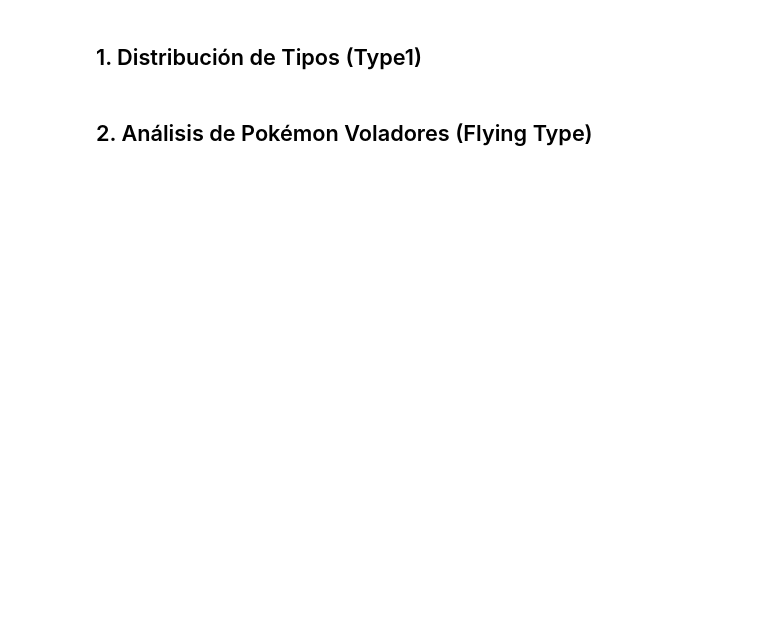
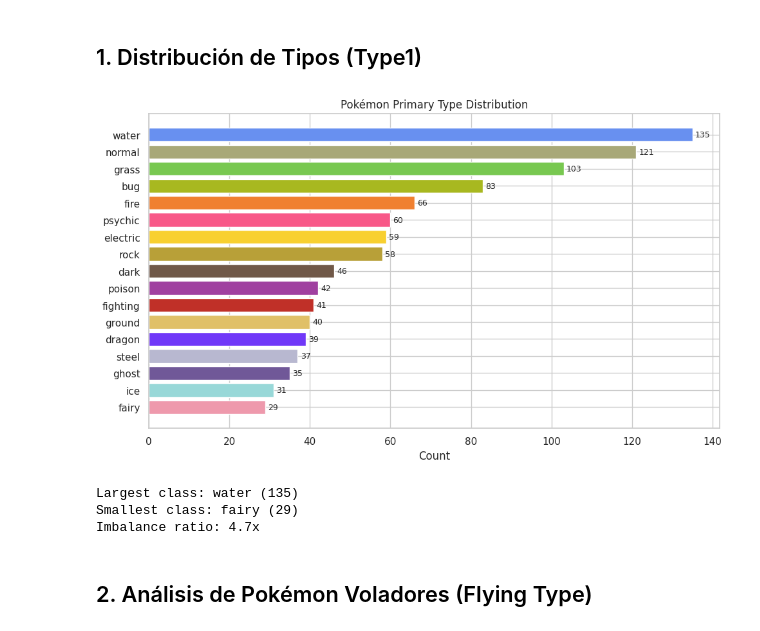
Before and after one commit to JuanDiegoGallego/mlx, a Jupyter notebook: notebooks/EDA.ipynb, the cells around one changed output. Drawn from its saved outputs; the diff is of its cells as text; code cells hidden in the pictures; blank space fills up the shorter version.

```diff
--- a/notebooks/EDA.ipynb
+++ b/notebooks/EDA.ipynb
@@ -35,19 +79,23 @@ print(df.info())
 # %% [markdown]
 ## 1. Distribución de Tipos (Type1)
 # %%
-# Distribution of primary types
-type1_counts = df['type1'].value_counts().sort_values(ascending=False)
-print(f"Primary Type Distribution (total {len(type1_counts)} unique types):")
-print(type1_counts)
-print(f"\nTotal Pokémon: {len(df)}")
-
-# Visualize
-fig, ax = plt.subplots(figsize=(12, 6))
-type1_counts.plot(kind='barh', ax=ax, color='steelblue')
-ax.set_xlabel('Count')
-ax.set_title('Primary Type Distribution')
+counts = df["type1"].value_counts().sort_values()
+colors = [common.TYPE_COLORS.get(t, "#888888") for t in counts.index]
+fig, ax = plt.subplots(figsize=(10, 6))
+bars = ax.barh(counts.index, counts.values, color=colors)
+ax.bar_label(bars, padding=3, fontsize=9)
+ax.set_xlabel("Count")
+ax.set_title("Pokémon Primary Type Distribution")
 plt.tight_layout()
 plt.show()
+print(f"\nLargest class: {counts.index[-1]} ({counts.values[-1]})")
+print(f"Smallest class: {counts.index[0]} ({counts.values[0]})")
+print(f"Imbalance ratio: {counts.values[-1]/counts.values[0]:.1f}x")
+# %% [output]
+[figure, added]
+Largest class: water (135)
+Smallest class: fairy (29)
+Imbalance ratio: 4.7x
 # %% [markdown]
 ## 2. Análisis de Pokémon Voladores (Flying Type)
 # %%
```
Also changed, not shown: parts of 25 cells of this notebook, 1 other file.
